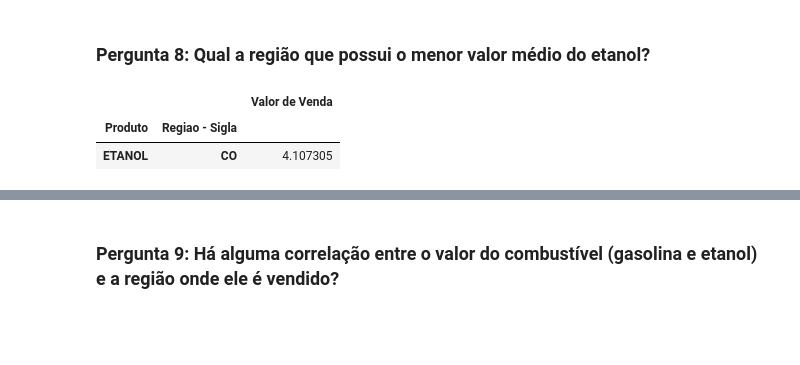
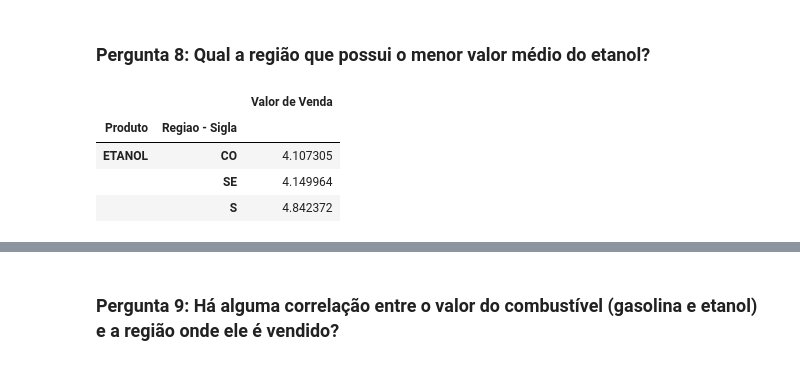
Before and after one commit to joaovictojuliao/Squad-2-M4, a Jupyter notebook: M4_Squad_2_Projeto_Final_análise_exploratória_preços_de_combustíveis_no_Brasil.ipynb, the cells around one changed output, grey strips where cells are left out. Saved outputs shown, nothing was run; the diff lists cells and outputs as text; code cells hidden in the pictures; blank space fills up the shorter version.

```diff
--- a/M4_Squad_2_Projeto_Final_análise_exploratória_preços_de_combustíveis_no_Brasil.ipynb
+++ b/M4_Squad_2_Projeto_Final_análise_exploratória_preços_de_combustíveis_no_Brasil.ipynb
@@ -617,8 +790,11 @@ gasolina_aditivada.groupby(['Produto', 'Regiao - Sigla'])[['Valor de Venda']].me
 # %% [markdown]
 ### **Pergunta 8: Qual a região que possui o menor valor médio do etanol?**
 # %%
-etanol.groupby(['Produto', 'Regiao - Sigla'])[['Valor de Venda']].mean().sort_values(['Valor de Venda'], ascending = True).head(1)
+etmx = etanol.groupby(['Produto', 'Regiao - Sigla'])[['Valor de Venda']].mean().sort_values(['Valor de Venda'], ascending = True).head(3)
+etmx
 # %% [output]
 |  |  | Valor de Venda |
 | Produto | Regiao - Sigla |  |
 | ETANOL | CO | 4.107305 |
+|  | SE | 4.149964 |
+|  | S | 4.842372 |
```
Also changed, not shown: parts of 56 cells of this notebook.
